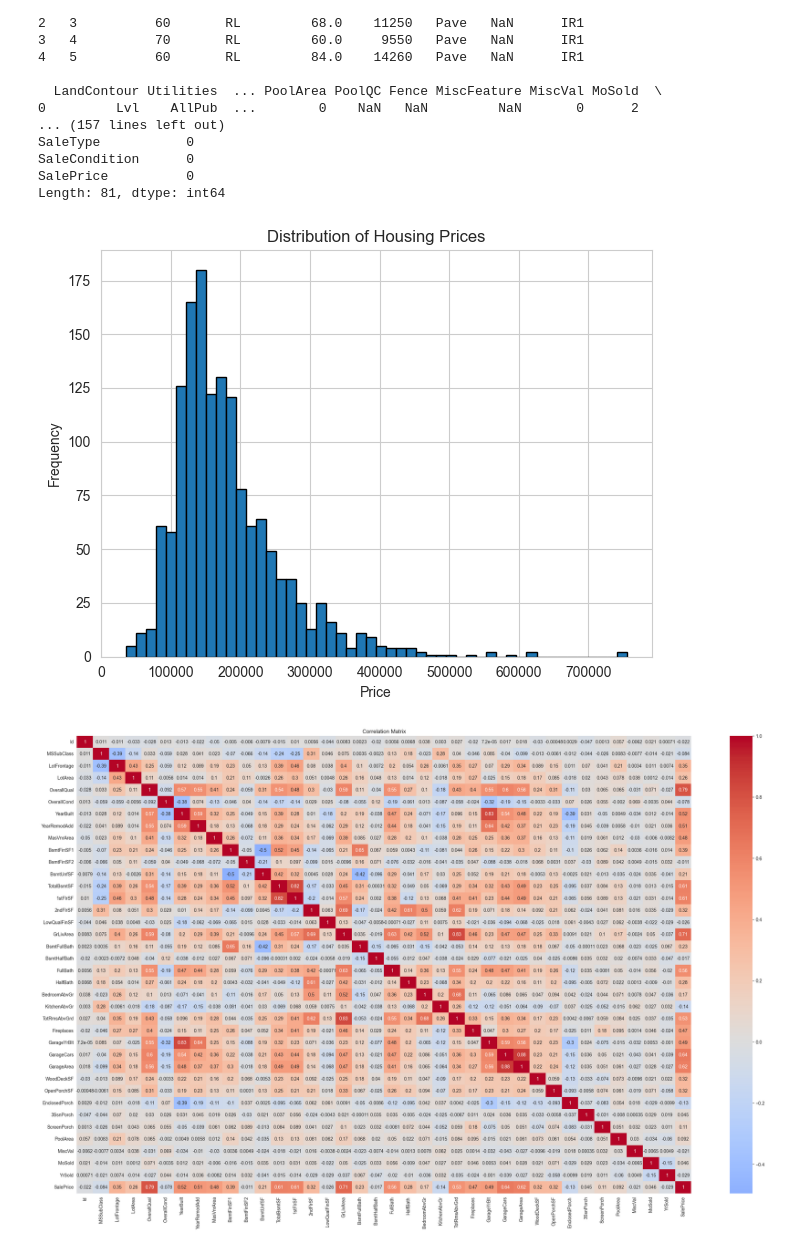
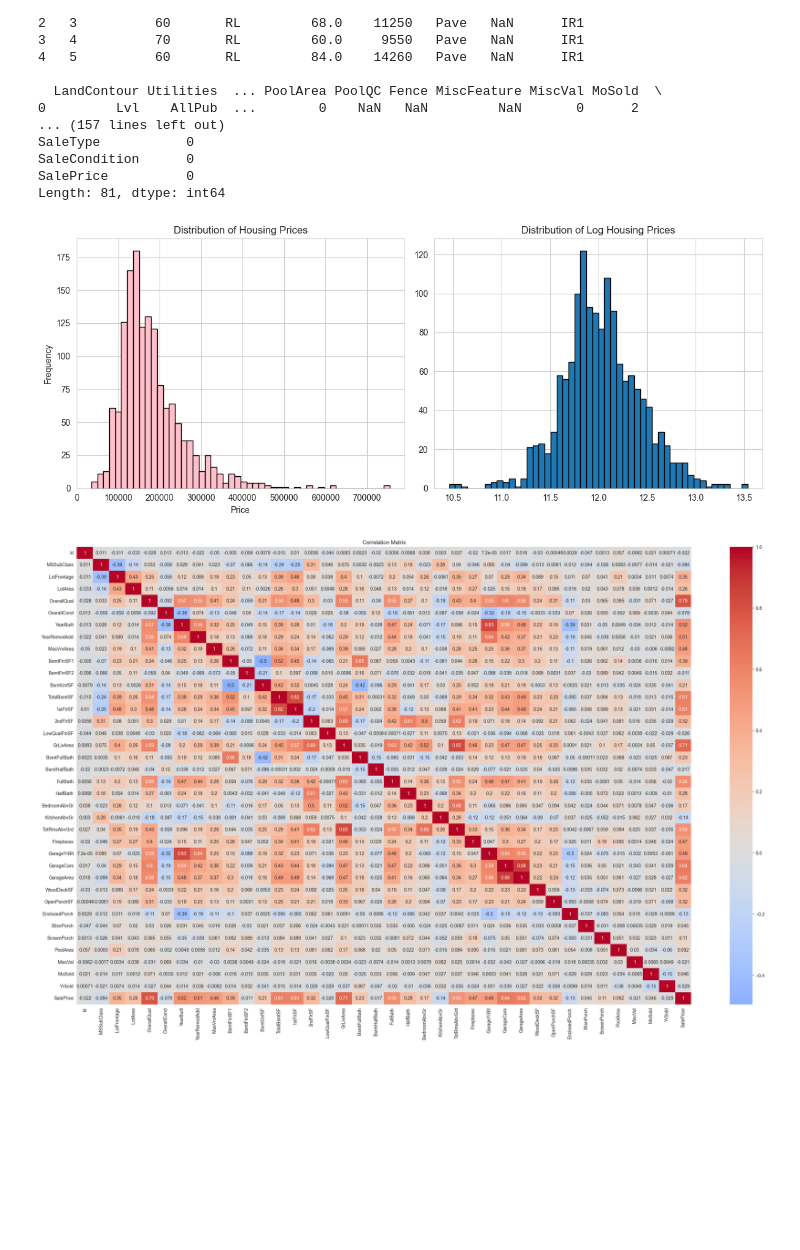
Before and after one commit to webdevyn/housing-predictor, a Jupyter notebook: notebooks/01_data_exploration.ipynb, the cells around one changed output. Saved outputs shown, nothing was run; the diff lists cells and outputs as text; code cells hidden in the pictures; blank space fills up the shorter version.

```diff
--- a/notebooks/01_data_exploration.ipynb
+++ b/notebooks/01_data_exploration.ipynb
@@ -69,17 +69,21 @@ Length: 81, dtype: int64
 # %%
 #visualization
 plt.figure(figsize=(12,5))
 
 plt.subplot(1,2,1)
-plt.hist(df['SalePrice'], bins=50, edgecolor='black')
+plt.hist(df['SalePrice'], bins=50, color='pink', edgecolor='black')
 plt.xlabel('Price')
 plt.ylabel('Frequency')
 plt.title('Distribution of Housing Prices')
 
+plt.subplot(1,2,2)
+plt.hist(np.log(df['SalePrice']), bins = 50, edgecolor = 'black')
+plt.title('Distribution of Log Housing Prices')
+
 plt.tight_layout()
 plt.show()
 # %% [output]
-[figure, old version]
+[figure, new version]
 # %%
 #correlations
 numeric_cols = df.select_dtypes(include=[np.number]).columns
```
Also changed, not shown: 9 other files.
